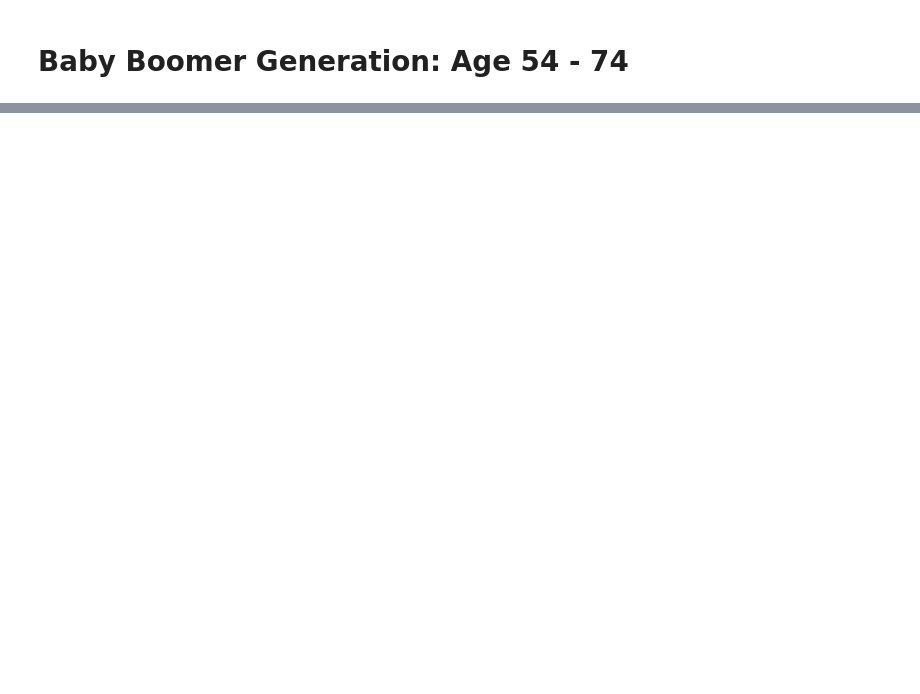
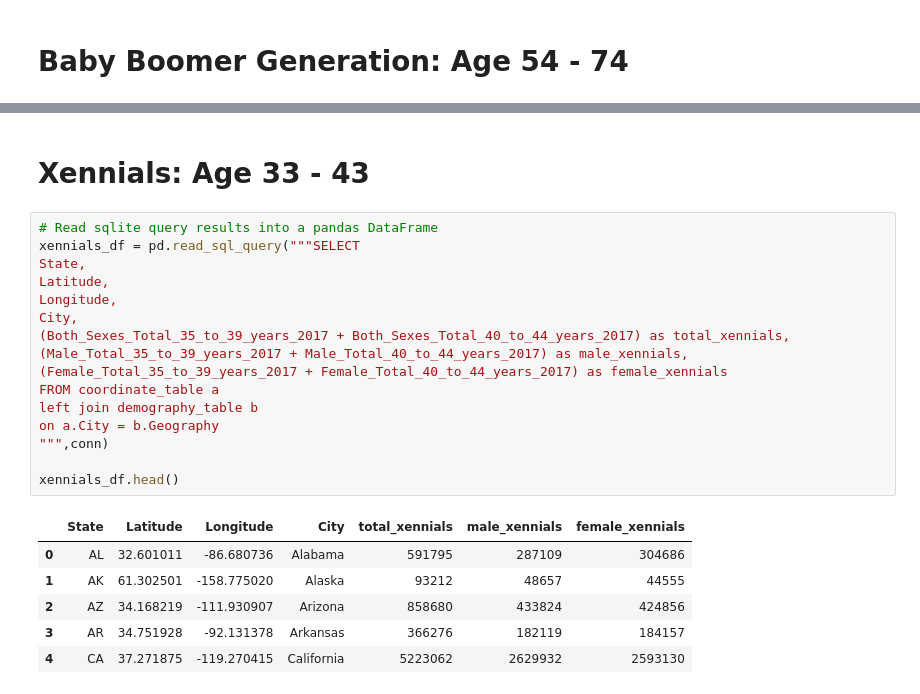
Before and after one commit to david880110/Media-Behavior-Trends-Analytics, a Jupyter notebook: dmgp_query.ipynb, the cells around one changed output, grey strips where cells are left out. Saved outputs shown, nothing was run; the diff lists cells and outputs as text; blank space fills up the shorter version.

```diff
--- a/dmgp_query.ipynb
+++ b/dmgp_query.ipynb
@@ -67,0 +125,25 @@ complete_dmgp_df.to_csv("clean_data\clean_demography_data.csv", encoding='utf-8'
+# %% [markdown]
+# Xennials: Age 33 - 43
+# %%
+# Read sqlite query results into a pandas DataFrame
+xennials_df = pd.read_sql_query("""SELECT
+State,
+Latitude,
+Longitude,
+City,
+(Both_Sexes_Total_35_to_39_years_2017 + Both_Sexes_Total_40_to_44_years_2017) as total_xennials,
+(Male_Total_35_to_39_years_2017 + Male_Total_40_to_44_years_2017) as male_xennials,
+(Female_Total_35_to_39_years_2017 + Female_Total_40_to_44_years_2017) as female_xennials
+FROM coordinate_table a
+left join demography_table b
+on a.City = b.Geography
+""",conn)
+
+xennials_df.head()
+# %% [output]
+|  | State | Latitude | Longitude | City | total_xennials | male_xennials | female_xennials |
+| 0 | AL | 32.601011 | -86.680736 | Alabama | 591795 | 287109 | 304686 |
+| 1 | AK | 61.302501 | -158.775020 | Alaska | 93212 | 48657 | 44555 |
+| 2 | AZ | 34.168219 | -111.930907 | Arizona | 858680 | 433824 | 424856 |
+| 3 | AR | 34.751928 | -92.131378 | Arkansas | 366276 | 182119 | 184157 |
+| 4 | CA | 37.271875 | -119.270415 | California | 5223062 | 2629932 | 2593130 |
```
Also changed, not shown: parts of 11 cells of this notebook, 7 other files.
